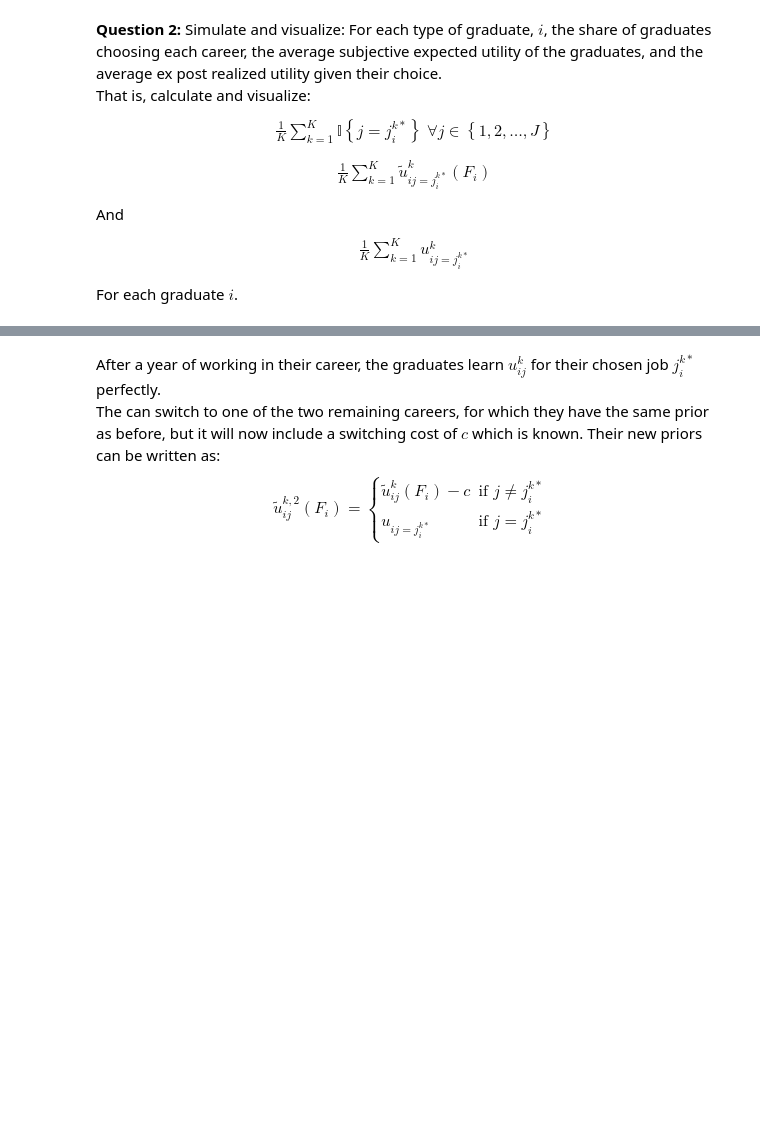
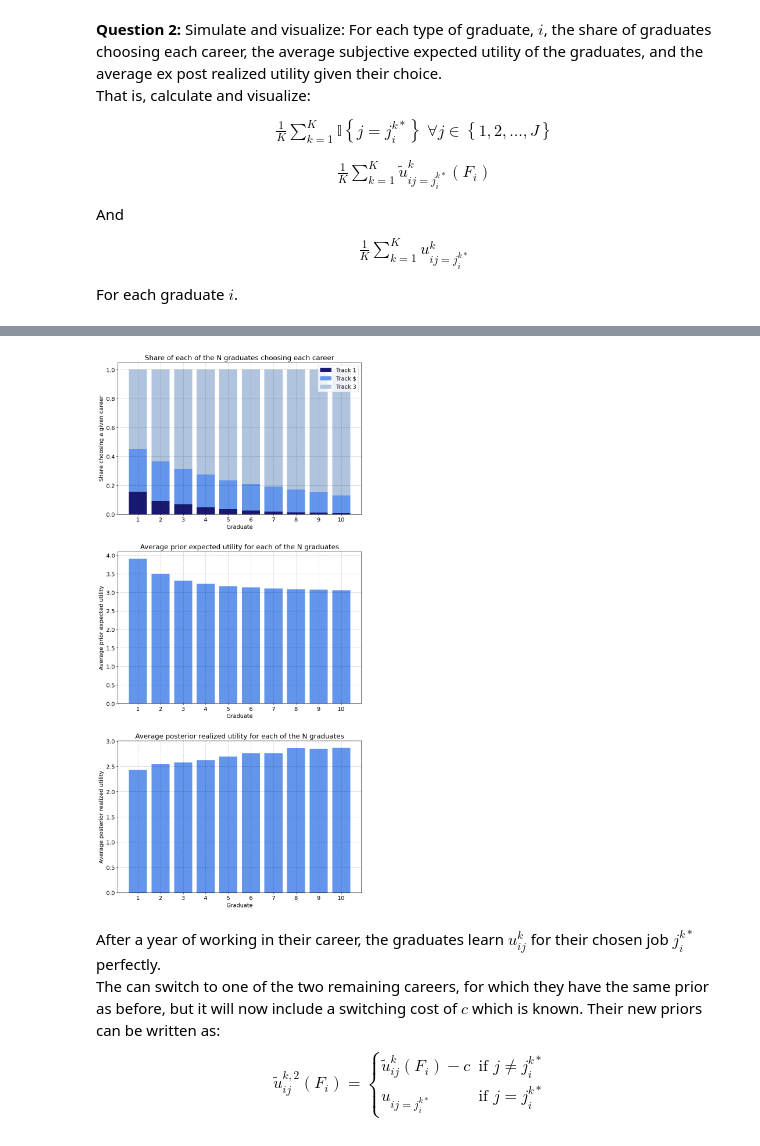
Before and after one commit to NumEconCopenhagen/projects-2024-flation, a Jupyter notebook: Examproject/exam_2024.ipynb, the cells around one changed output, grey strips where cells are left out. Drawn from its saved outputs; the diff is of its cells as text; code cells hidden in the pictures; blank space fills up the shorter version.

```diff
--- a/Examproject/exam_2024.ipynb
+++ b/Examproject/exam_2024.ipynb
@@ -187,3 +95,14 @@ for i in np.linspace(0.1,2.0,10) :
+# %%
+production = ProductionEconomy()
+# %%
+for i in np.linspace(0.1,2.0,10) :
+    for j in np.linspace(0.1,2.0,10) :
+        p1 = i  ;  p2 = j
+
+        labor_mkt_clearing, good1_mkt_clearing, good2_mkt_clearing = production.check_market_clearing(p1,p2)
+
+        # Print results
+        # print(f'p1 = {p1:.3f} --> p2 = {p2:.3f} --> Labor market: {labor_mkt_clearing:.3f} --> Good market 1: {good1_mkt_clearing:.3f} --> Good market 2: {good2_mkt_clearing:.3f}')
 # %% [markdown]
 **Question 2:** Find the equilibrium prices $p_1$ and $p_2$.<br>
 *Hint: you can use Walras' law to only check 2 of the market clearings*
@@ -576,4 +180,6 @@ par.F = np.arange(1,par.N+1)
 par.c = 1
 # %% [markdown]
 **Question 1:** Simulate and calculate expected utility and the average realised utility for $K=10000$ draws, for each career choice $j$.
+# %%
+career = Career()
 # %%
@@ -746,3 +230,26 @@ ax[2].set_title('Average ex post realized utility', fontsize = 17) ;
+# %%
+track_share = np.zeros([par.N,par.J])
+avg_prior = np.zeros(par.N)
+avg_post = np.zeros(par.N)
+
+for i in par.F :
+
+    # Simulate the career path of graduate i
+    simulation = sim_track, sim_prior, sim_post = career.simulate_career(i)
+
+    # Compute results
+    track_share_i, avg_prior_i, avg_post_i = career.compute_results(simulation)
+
+    track_share[i-1] = track_share_i
+    avg_prior[i-1] = avg_prior_i
+    avg_post[i-1] = avg_post_i
+
+simulated_results = track_share, avg_prior, avg_post
+# print(f'For i = {i}: Share track 1 = {track_share[0]:.3f}, Share track 2 = {track_share[1]:.3f}, Share track 3 = {track_share[2]:.3f}, average subjective expected utility is {avg_sub_i[i-1]:.3f} and average ex post realized utility is {avg_ex_post_i[i-1]:.3f}')
+
+career.plot_results(simulated_results)
+# %% [output]
+[figure, added]
 # %% [markdown]
 After a year of working in their career, the graduates learn $u^k_{ij}$ for their chosen job $j_i^{k*}$ perfectly. <br>
 The can switch to one of the two remaining careers, for which they have the same prior as before, but it will now include a switching cost of $c$ which is known.
```
Also changed, not shown: parts of 15 cells of this notebook, 1 other file.
